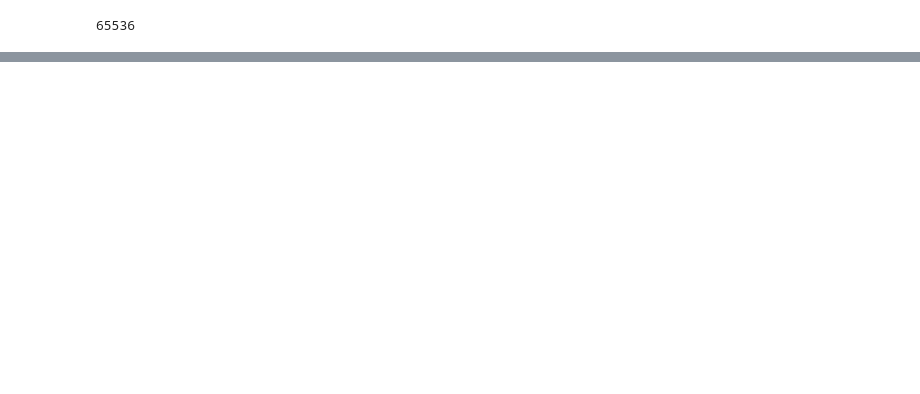
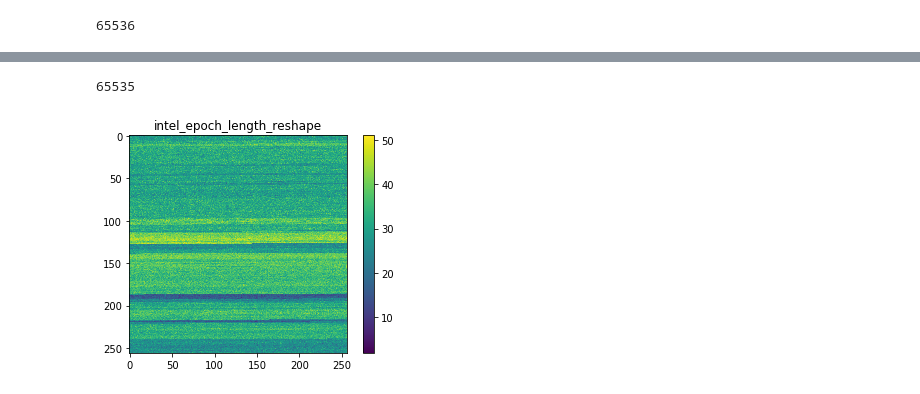
Before and after one commit to Esmidth/Intel-Indoor-Dataset, a Jupyter notebook: test2.ipynb, the cells around one changed output, grey strips where cells are left out. Saved outputs shown, nothing was run; the diff lists cells and outputs as text; code cells hidden in the pictures; blank space fills up the shorter version.

```diff
--- a/test2.ipynb
+++ b/test2.ipynb
@@ -153,0 +156,11 @@ for iter_df in df_list:
+# %%
+# 统计前30000个frame
+xxx_dict = {}
+for id in moteid_list:
+    xxx_dict[id] = 0
+
+for sub_df in df_list:
+    sub_df = remove_duplicated(sub_df)
+    sub_id_list = sub_df['moteid'].values
+    for idd in sub_id_list:
+        xxx_dict[idd] += 1
@@ -153,0 +214,3 @@ for iter_df in df_list:
+# %%
+xxx_id_new = [7, 21, 22, 23, 24, 31, 36, 45, 46, 47, 48]
+print(len(xxx_id_new))
@@ -153,0 +219,10 @@ for iter_df in df_list:
+# %%
+diff_list = []
+len_diff_list = []
+for sub_df in df_list:
+    sub_df_id_list = sub_df['moteid'].values
+    diff = np.setdiff1d(xxx_id_new, sub_df_id_list)
+    diff_list.append(diff)
+    len_diff_list.append(len(diff))
+diff_list = np.array(diff_list)
+len_diff_list = np.array(len_diff_list)
@@ -153,0 +293,4 @@ for iter_df in df_list:
+# %%
+np.max(epoch_list)
+# %% [output]
+65535
@@ -153,0 +304,11 @@ for iter_df in df_list:
+# %%
+zeros = np.zeros(65536)
+for i,sub_df in enumerate(df_list):
+    zeros[i] = len(sub_df)
+# %%
+plt.imshow(zeros.reshape(256,256))
+plt.colorbar()
+plt.title('intel_epoch_length_reshape')
+plt.savefig('intel_epoch_length.jpg',dpi=300)
+# %% [output]
+[figure, added]
```
Also changed, not shown: parts of 111 cells of this notebook, 32 other files.
